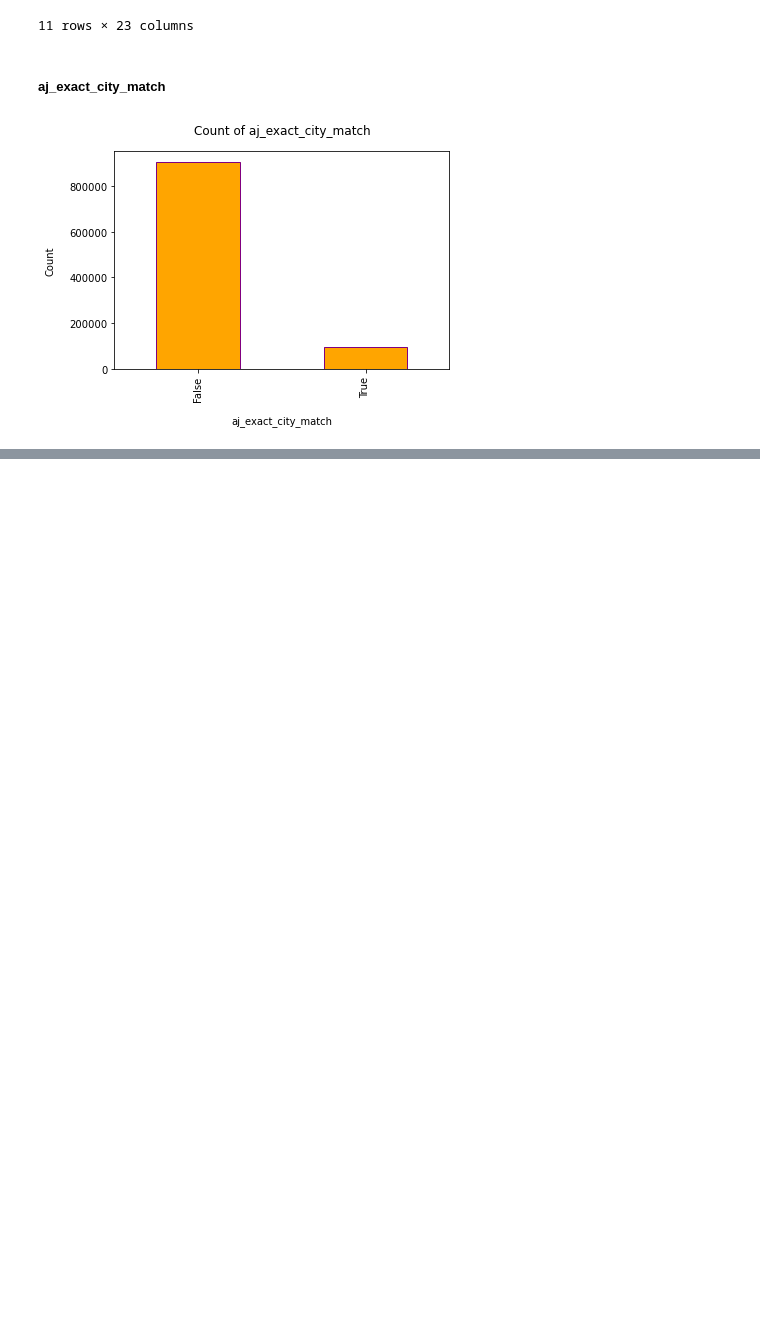
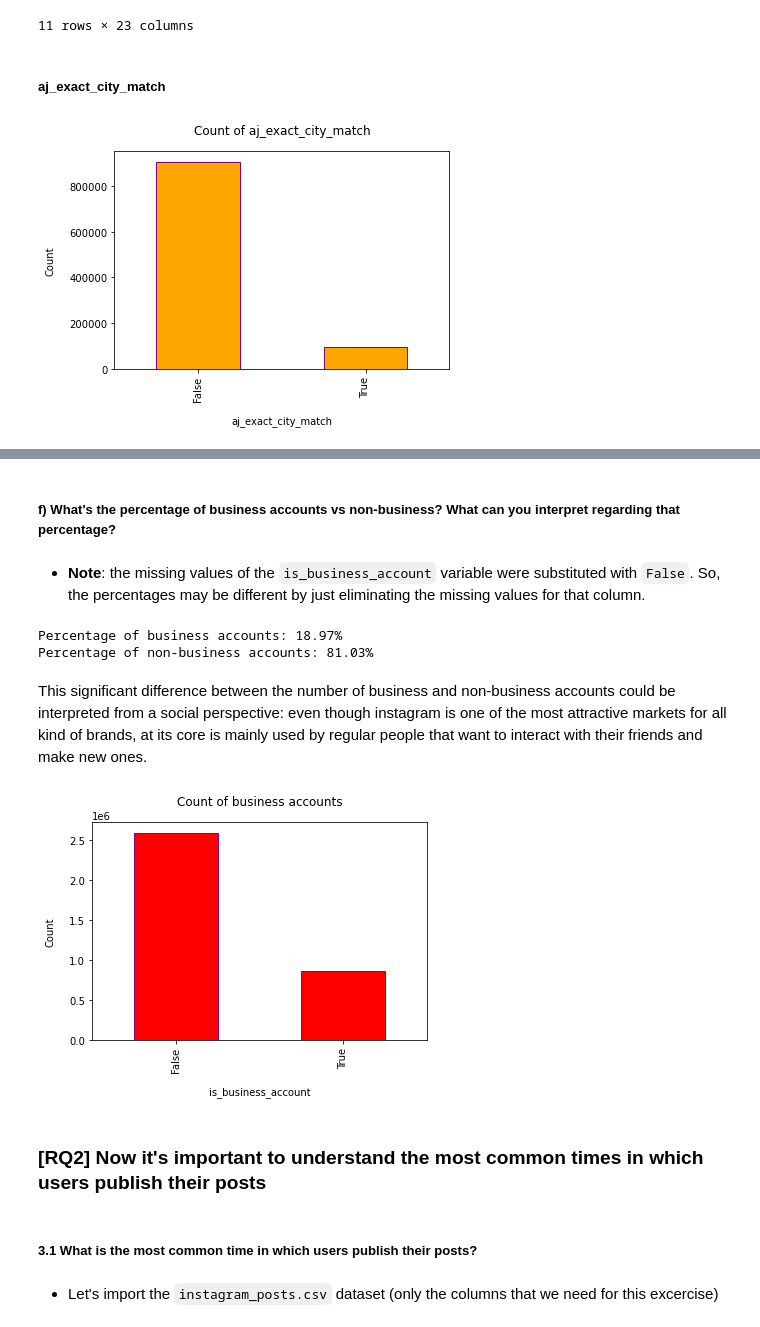
Before and after one commit to Iadiserniag/ADM-HW2, a Jupyter notebook: RQ_1.ipynb, the cells around one changed output, grey strips where cells are left out. Drawn from its saved outputs; the diff is of its cells as text; code cells hidden in the pictures; blank space fills up the shorter version.

```diff
--- a/RQ_1.ipynb
+++ b/RQ_1.ipynb
@@ -480,0 +659,30 @@ bar_binary(df_instagram_locations['aj_exact_city_match'], "aj_exact_city_match",
+# %% [markdown]
+##### f) What's the percentage of business accounts vs non-business? What can you interpret regarding that percentage?
+# %% [markdown]
+* **Note**: the missing values of the `is_business_account` variable were substituted with `False`. So, the percentages may be different by just eliminating the missing values for that column.
+# %%
+# Percentage of business accounts & non-business accounts
+
+count_business_accounts = df_instagram_profiles.loc[df_instagram_profiles['is_business_account'] == True].shape[0]
+percentage_business_accounts = count_business_accounts/len(df_instagram_profiles)
+
+a = "Percentage of business accounts: " + '{0:.2%}'.format(percentage_business_accounts)
+b = "Percentage of non-business accounts: " + '{0:.2%}'.format(1 - percentage_business_accounts)
+
+print(os.linesep.join([a, b])) # 18.97%
+# %% [output]
+Percentage of business accounts: 18.97%
+Percentage of non-business accounts: 81.03%
+# %% [markdown]
+This significant difference between the number of business and non-business accounts could be interpreted from a social perspective: even though instagram is one of the most attractive markets for all kind of brands, at its core is mainly used by regular people that want to interact with their friends and make new ones.
+# %%
+# plot of percentage of business & non-business accounts
+bar_binary(df_instagram_profiles['is_business_account'], "is_business_account", "Count of business accounts", "red")
+# %% [output]
+[figure, added]
+# %% [markdown]
+### <b>[RQ2]</b> Now it's important to understand the most common times in which users publish their posts
+# %% [markdown]
+##### 3.1 What is the most common time in which users publish their posts?
+# %% [markdown]
+* Let's import the `instagram_posts.csv` dataset (only the columns that we need for this excercise)
```
Also changed, not shown: parts of 52 cells of this notebook.
